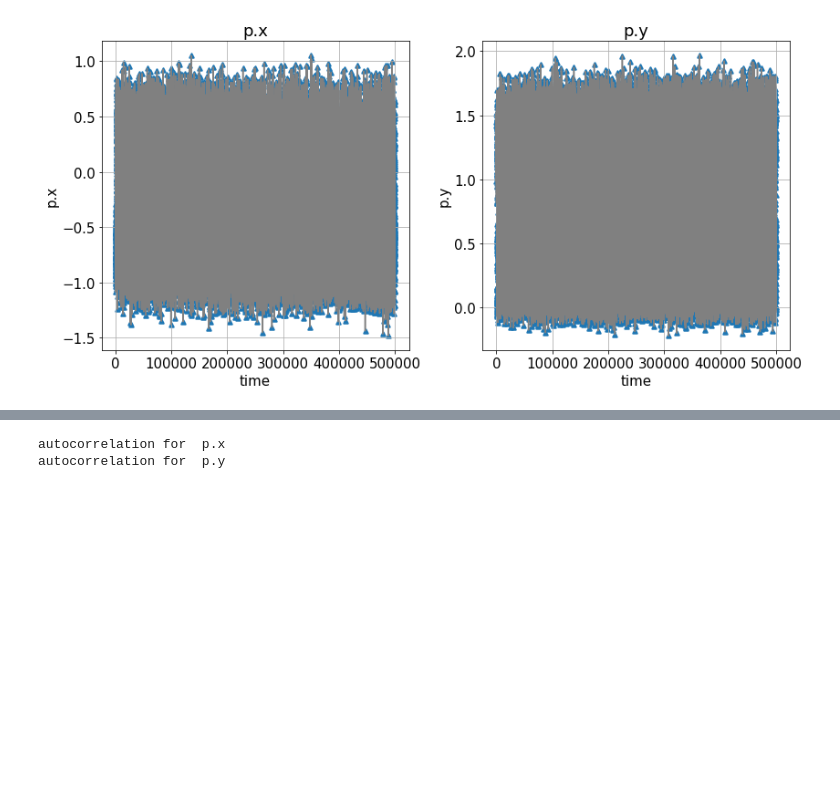
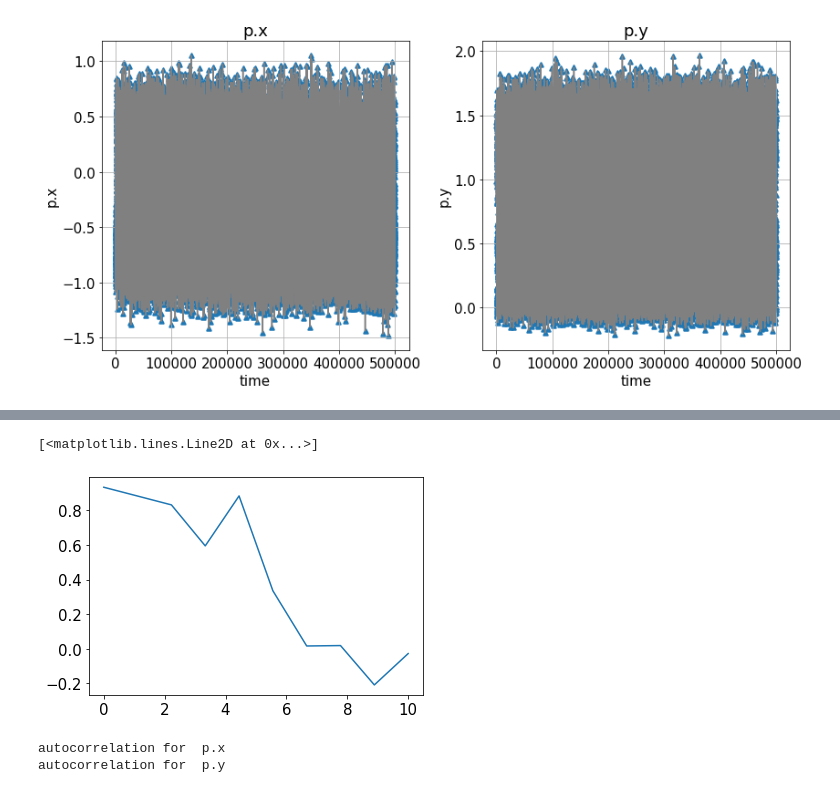
Before and after one commit to nicolopedrani/Hyper-TICA, a Jupyter notebook: Toy_Model/Bias.ipynb, the cells around one changed output, grey strips where cells are left out. Drawn from its saved outputs; the diff is of its cells as text; code cells hidden in the pictures; blank space fills up the shorter version.

```diff
--- a/Toy_Model/Bias.ipynb
+++ b/Toy_Model/Bias.ipynb
@@ -143,3 +142,12 @@ ax.set_title(r'$U(x,y)$')
 plt.tight_layout()
 # %% [output]
 [figure]
+# %%
+x = load_dataframe(folder+"COLVAR").filter(regex="^p.x").to_numpy()
+N = len(x)
+x = x.reshape(N)
+weight= np.exp(np.transpose( load_dataframe(folder+"COLVAR").filter(regex="^opes.bias$").to_numpy() )[0]/sim_parameters["temp"])
+# %%
+average = np.average(x,weights=weight)
+variance = np.cov(x,aweights=weight)
+print("average: ",average, ", variance: ",variance)
@@ -254,3 +373,42 @@ plt.tight_layout()
+# %%
+#-- My Autocorrelation --#
+def my_autocorrelation(x,lag,weight=None,time=None):
+    #print(time)
+    autocorr = np.empty(0)
+    N = len(x)
+    if weight is None:
+        weight = np.ones(N)
+    Nw = np.sum(weight)
+    mean = np.average(x,weights=weight)
+    variance = np.cov(x,aweights=weight)
+
+    #data = create_time_lagged_dataset(x, t = time, lag_time = k, logweights = np.log(weight))
+    #x_t,x_lag,w_t,w_lag = np.array(data[0]),np.array(data[1]),np.array(data[2]),np.array(data[3])
+    #print(x_t.shape,x_lag.shape, w_t.shape,w_lag.shape)
+    #Nw = np.sum(w_lag)
+    #autocorr = np.sum( np.multiply( np.multiply( (x_t-mean), (x_lag-mean) ), w_lag ) ) / (Nw*variance)
+
+    autocorr =  np.sum( np.multiply( np.multiply( (x[:(N-lag)]-mean), (x[::lag]-mean) ), weight ) ) / (Nw*variance)
+    #sum = 0
+    #for i in range(N-lag):
+    #    sum += (x[i]-mean)*(x[i+lag]-mean) * weight[i]
+    #autocorr = np.append(autocorr,sum/(Nw*variance))
+
+    return autocorr
+# %%
+last = 100
+x = np.transpose(load_dataframe(folder+"COLVAR").filter(regex="^p.x").to_numpy()[:last])[0]
+time = np.transpose(load_dataframe(folder+"COLVAR").filter(regex="^time").to_numpy()[:last])[0]
+weight= np.exp(np.transpose( load_dataframe(folder+"COLVAR").filter(regex="^opes.bias$").to_numpy()[:last] )[0]/sim_parameters["temp"])
+autocorr = np.empty(0)
+for k in range(10):
+    res = my_autocorrelation(x,k,weight=weight,time=time)
+    autocorr = np.append(autocorr,res)
+
+plt.plot(np.linspace(0,10,10),autocorr)
+# %% [output]
+[<matplotlib.lines.Line2D at 0x...>]
+[figure, added]
 # %%
 fig,axs = plt.subplots(1,2,figsize=(14,5))#,sharey=True)
 
```
Also changed, not shown: parts of 3 cells of this notebook, 7 other files.
